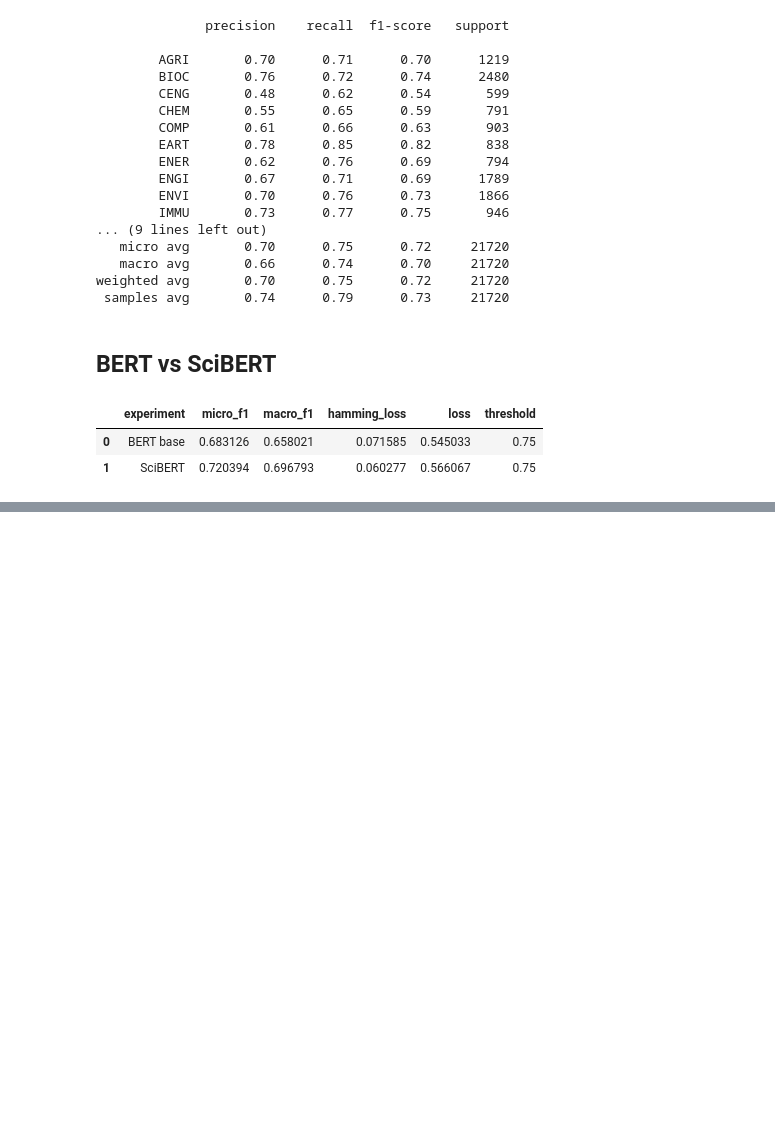
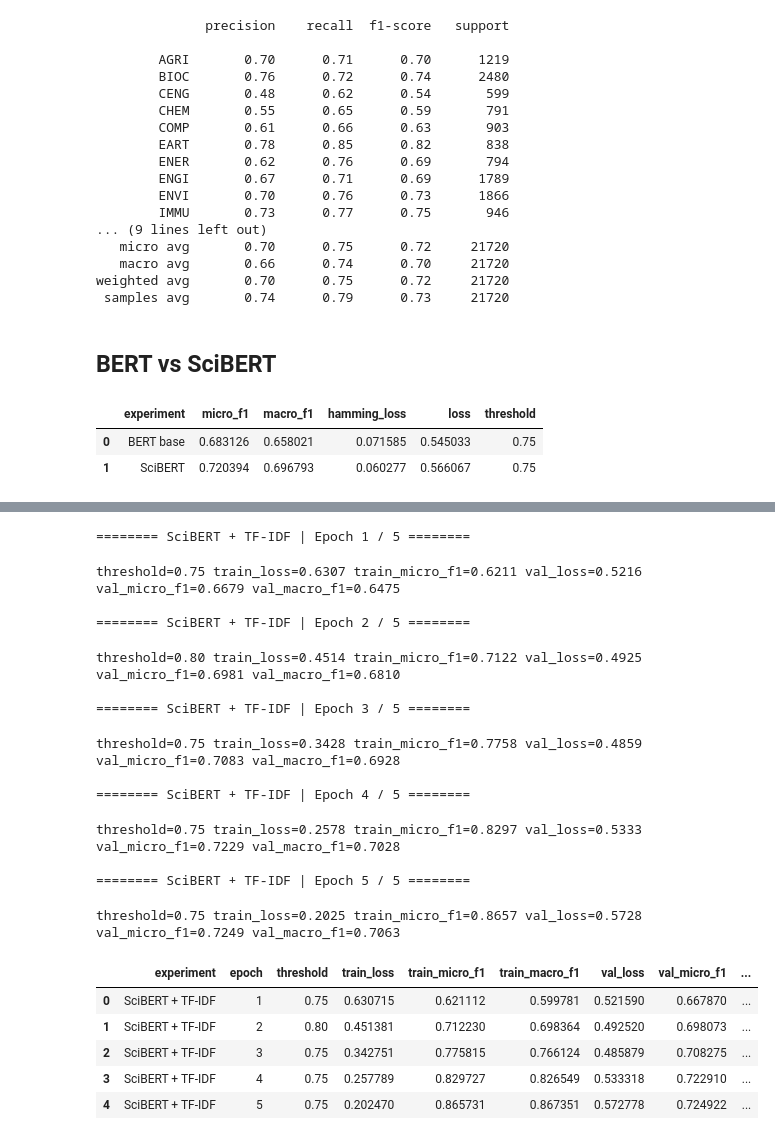
Before and after one commit to riccardopaoli/IML_second_project, a Jupyter notebook: BERT.ipynb, the cells around one changed output, grey strips where cells are left out. Drawn from its saved outputs; the diff is of its cells as text; code cells hidden in the pictures; blank space fills up the shorter version.

```diff
--- a/BERT.ipynb
+++ b/BERT.ipynb
@@ -257,7 +257,7 @@ def make_dataloaders(tokenizer, max_length=MAX_LENGTH, batch_size=BATCH_SIZE):
 
 train_dataloader, val_dataloader, test_dataloader = make_dataloaders(tokenizer)
 # %%
-EPOCHS = 5
+EPOCHS = 10
 
 def make_model_components(
     model_name,
@@ -717,0 +1137,33 @@ comparison
+# %%
+fusion_training_stats = train_fusion_model(
+    fusion_model,
+    fusion_train_dataloader,
+    fusion_val_dataloader,
+    fusion_criterion,
+    fusion_optimizer,
+    fusion_scheduler,
+    epochs=FUSION_EPOCHS,
+    experiment_name="SciBERT + TF-IDF",
+)
+fusion_training_stats
+# %% [output]
+======== SciBERT + TF-IDF | Epoch 1 / 5 ========
+threshold=0.75 train_loss=0.6307 train_micro_f1=0.6211 val_loss=0.5216 val_micro_f1=0.6679 val_macro_f1=0.6475
+
+======== SciBERT + TF-IDF | Epoch 2 / 5 ========
+threshold=0.80 train_loss=0.4514 train_micro_f1=0.7122 val_loss=0.4925 val_micro_f1=0.6981 val_macro_f1=0.6810
+
+======== SciBERT + TF-IDF | Epoch 3 / 5 ========
+threshold=0.75 train_loss=0.3428 train_micro_f1=0.7758 val_loss=0.4859 val_micro_f1=0.7083 val_macro_f1=0.6928
+
+======== SciBERT + TF-IDF | Epoch 4 / 5 ========
+threshold=0.75 train_loss=0.2578 train_micro_f1=0.8297 val_loss=0.5333 val_micro_f1=0.7229 val_macro_f1=0.7028
+
+======== SciBERT + TF-IDF | Epoch 5 / 5 ========
+threshold=0.75 train_loss=0.2025 train_micro_f1=0.8657 val_loss=0.5728 val_micro_f1=0.7249 val_macro_f1=0.7063
+|  | experiment | epoch | threshold | train_loss | train_micro_f1 | train_macro_f1 | val_loss | val_micro_f1 | ... |
+| 0 | SciBERT + TF-IDF | 1 | 0.75 | 0.630715 | 0.621112 | 0.599781 | 0.521590 | 0.667870 | ... |
+| 1 | SciBERT + TF-IDF | 2 | 0.80 | 0.451381 | 0.712230 | 0.698364 | 0.492520 | 0.698073 | ... |
+| 2 | SciBERT + TF-IDF | 3 | 0.75 | 0.342751 | 0.775815 | 0.766124 | 0.485879 | 0.708275 | ... |
+| 3 | SciBERT + TF-IDF | 4 | 0.75 | 0.257789 | 0.829727 | 0.826549 | 0.533318 | 0.722910 | ... |
+| 4 | SciBERT + TF-IDF | 5 | 0.75 | 0.202470 | 0.865731 | 0.867351 | 0.572778 | 0.724922 | ... |
```
Also changed, not shown: parts of 19 cells of this notebook.
